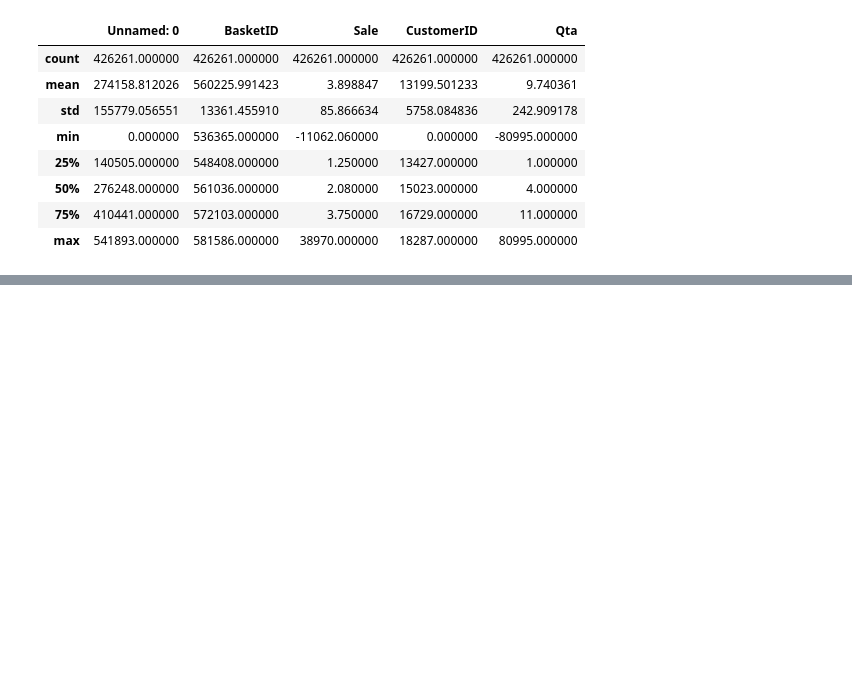
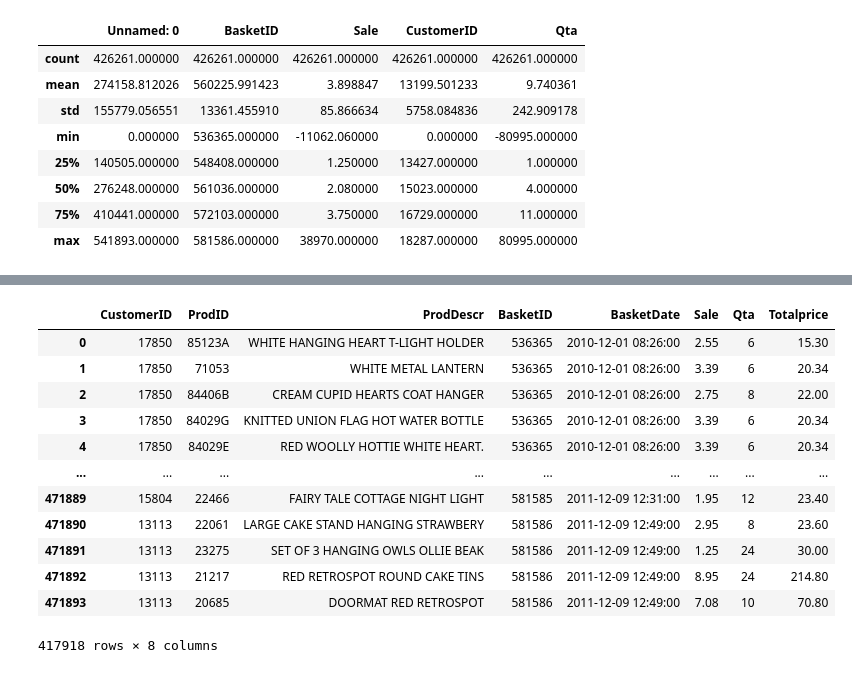
Before and after one commit to pspanji/BA--BI--DS, a Jupyter notebook: RFM_Analysis.ipynb, the cells around one changed output, grey strips where cells are left out. Saved outputs shown, nothing was run; the diff lists cells and outputs as text; code cells hidden in the pictures; blank space fills up the shorter version.

```diff
--- a/RFM_Analysis.ipynb
+++ b/RFM_Analysis.ipynb
@@ -304,0 +323,18 @@ memory usage: 24.6 MB
+# %%
+uk_df3['Totalprice']=uk_df3['Qta']*uk_df3['Sale']
+# %%
+uk_df3
+# %% [output]
+|  | CustomerID | ProdID | ProdDescr | BasketID | BasketDate | Sale | Qta | Totalprice |
+| 0 | 17850 | 85123A | WHITE HANGING HEART T-LIGHT HOLDER | 536365 | 2010-12-01 08:26:00 | 2.55 | 6 | 15.30 |
+| 1 | 17850 | 71053 | WHITE METAL LANTERN | 536365 | 2010-12-01 08:26:00 | 3.39 | 6 | 20.34 |
+| 2 | 17850 | 84406B | CREAM CUPID HEARTS COAT HANGER | 536365 | 2010-12-01 08:26:00 | 2.75 | 8 | 22.00 |
+| 3 | 17850 | 84029G | KNITTED UNION FLAG HOT WATER BOTTLE | 536365 | 2010-12-01 08:26:00 | 3.39 | 6 | 20.34 |
+| 4 | 17850 | 84029E | RED WOOLLY HOTTIE WHITE HEART. | 536365 | 2010-12-01 08:26:00 | 3.39 | 6 | 20.34 |
+| ... | ... | ... | ... | ... | ... | ... | ... | ... |
+| 471889 | 15804 | 22466 | FAIRY TALE COTTAGE NIGHT LIGHT | 581585 | 2011-12-09 12:31:00 | 1.95 | 12 | 23.40 |
+| 471890 | 13113 | 22061 | LARGE CAKE STAND HANGING STRAWBERY | 581586 | 2011-12-09 12:49:00 | 2.95 | 8 | 23.60 |
+| 471891 | 13113 | 23275 | SET OF 3 HANGING OWLS OLLIE BEAK | 581586 | 2011-12-09 12:49:00 | 1.25 | 24 | 30.00 |
+| 471892 | 13113 | 21217 | RED RETROSPOT ROUND CAKE TINS | 581586 | 2011-12-09 12:49:00 | 8.95 | 24 | 214.80 |
+| 471893 | 13113 | 20685 | DOORMAT RED RETROSPOT | 581586 | 2011-12-09 12:49:00 | 7.08 | 10 | 70.80 |
+417918 rows × 8 columns
```
Also changed, not shown: parts of 4 cells of this notebook.
